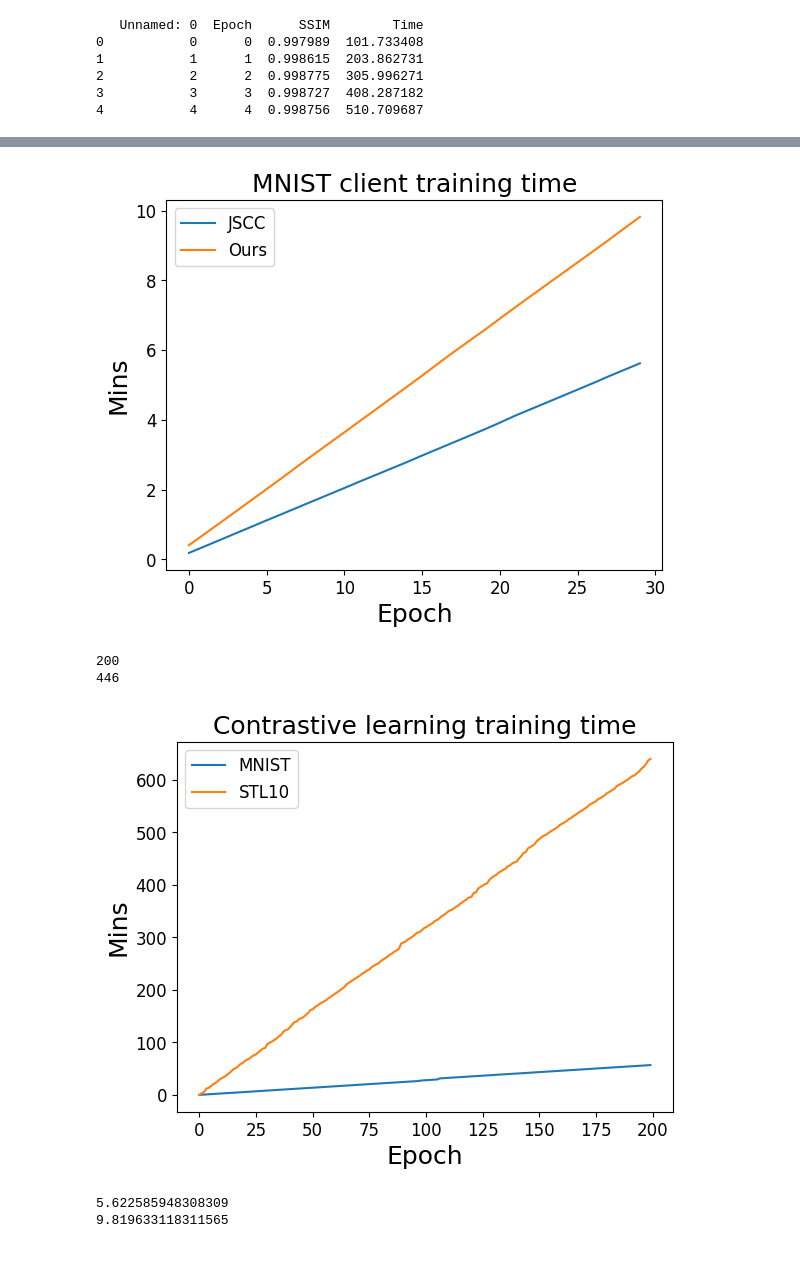
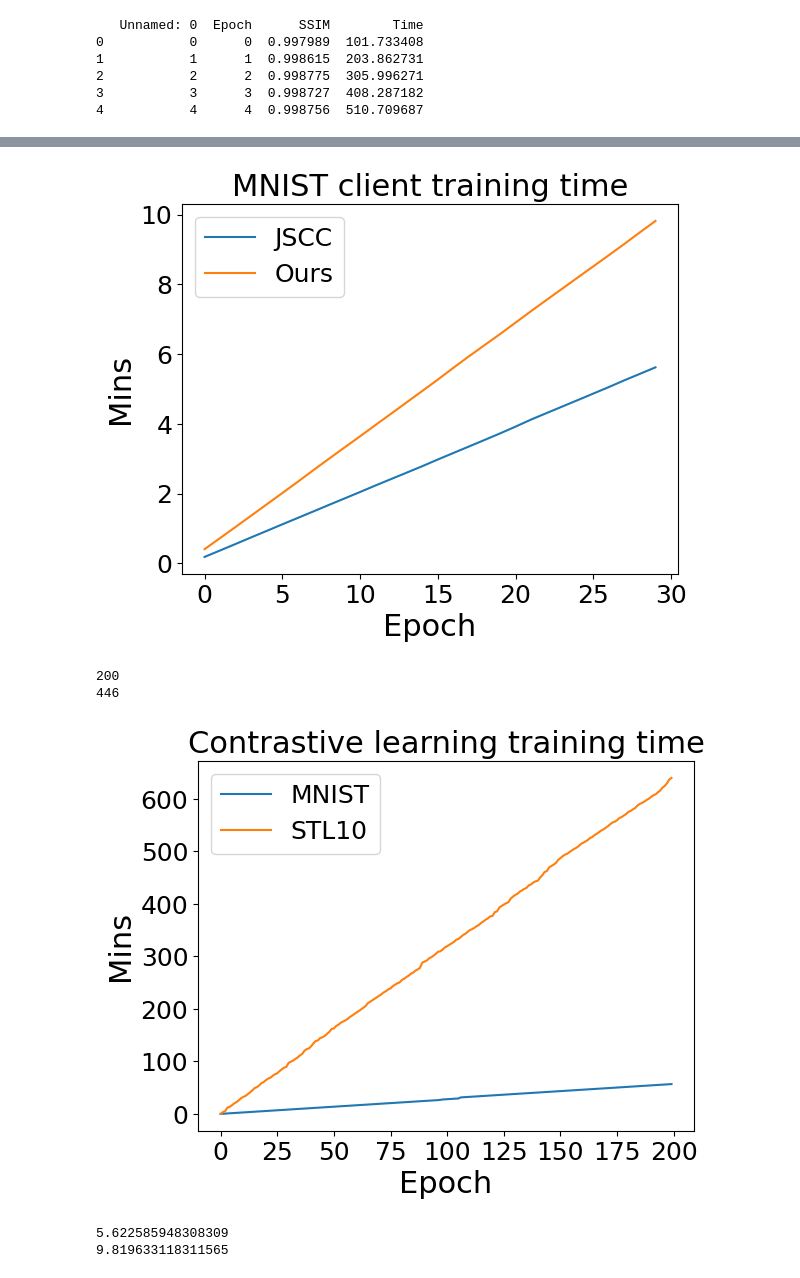
Before and after one commit to hiepvo01/Semantic, a Jupyter notebook: results/test.ipynb, the cells around one changed output, grey strips where cells are left out. Saved outputs shown, nothing was run; the diff lists cells and outputs as text; code cells hidden in the pictures.

```diff
--- a/results/test.ipynb
+++ b/results/test.ipynb
@@ -192,15 +176,15 @@ plt.savefig('../figures/reconstruction/MNIST_SSIM.pdf', bbox_inches='tight')
 # %%
 plt.plot(mnist_traditional['Epoch'], mnist_traditional['Time']/60, label='JSCC')
 plt.plot(mnist_ours['Epoch'], mnist_ours['Time']/60, label='Ours')
-plt.legend(fontsize=12)
-plt.xlabel('Epoch', fontsize=18)
-plt.ylabel('Mins', fontsize=18)
-plt.title('MNIST client training time', fontsize=18)
-plt.xticks(fontsize=12)
-plt.yticks(fontsize=12)
+plt.legend(fontsize=18)
+plt.xlabel('Epoch', fontsize=22)
+plt.ylabel('Mins', fontsize=22)
+plt.title('MNIST client training time', fontsize=22)
+plt.xticks(fontsize=18)
+plt.yticks(fontsize=18)
 plt.savefig('../figures/reconstruction/MNIST_time.pdf', bbox_inches='tight')
 # %% [output]
-[figure, old version]
+[figure, new version]
 # %%
 mnist_start = pd.read_csv('./record/MNISTstart.csv')
 mnist_start['Relative time'] = (mnist_start['Wall time'] - mnist_start.iloc[0]['Wall time'])/60
@@ -228,15 +212,15 @@ print(len(stl_start))
 # %%
 plt.plot(mnist_start['Epoch'], mnist_start['Relative time'], label='MNIST')
 plt.plot(stl_start['Epoch'][:200], stl_start['Relative time'][:200], label='STL10')
-plt.legend(fontsize=12)
-plt.xlabel('Epoch', fontsize=18)
-plt.ylabel('Mins', fontsize=18)
-plt.title('Contrastive learning training time', fontsize=18)
-plt.xticks(fontsize=12)
-plt.yticks(fontsize=12)
+plt.legend(fontsize=18)
+plt.xlabel('Epoch', fontsize=22)
+plt.ylabel('Mins', fontsize=22)
+plt.title('Contrastive learning training time', fontsize=22)
+plt.xticks(fontsize=18)
+plt.yticks(fontsize=18)
 plt.savefig('../figures/simclrTrainTime.pdf', bbox_inches='tight')
 # %% [output]
-[figure, old version]
+[figure, new version]
 # %%
 print(mnist_traditional['Time'].max()/60)
 print(mnist_ours['Time'].max()/60)
```
Also changed, not shown: parts of 19 cells of this notebook, 31 other files.
